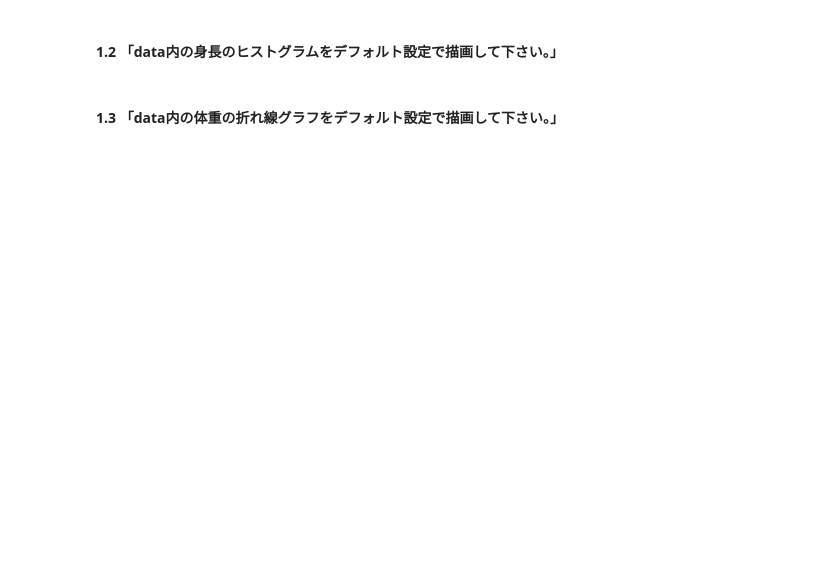
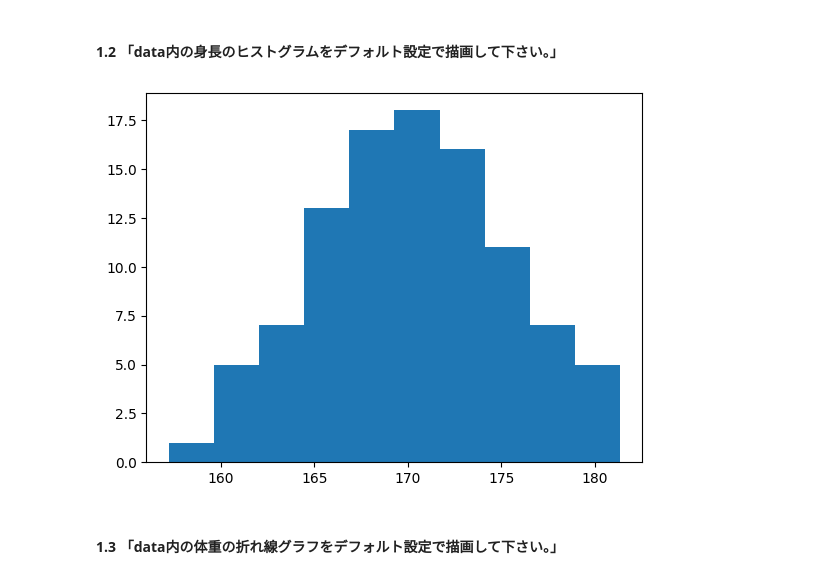
Before and after one commit to area6080/python_basic, a Jupyter notebook: matplotlib_editor.ipynb, the cells around one changed output. Saved outputs shown, nothing was run; the diff lists cells and outputs as text; code cells hidden in the pictures; blank space fills up the shorter version.

```diff
--- a/matplotlib_editor.ipynb
+++ b/matplotlib_editor.ipynb
@@ -32,4 +41,11 @@ data['体重'] = np.random.normal(60, 3, 100)
 # %% [markdown]
 #### 1.2 「data内の身長のヒストグラムをデフォルト設定で描画して下さい。」
+# %%
+fig = plt.figure()
+ax = fig.add_subplot(1,1,1)
+ax.hist(data['身長'])
+plt.show()
+# %% [output]
+[figure, added]
 # %% [markdown]
 #### 1.3 「data内の体重の折れ線グラフをデフォルト設定で描画して下さい。」
```
Also changed, not shown: parts of 5 cells of this notebook.
